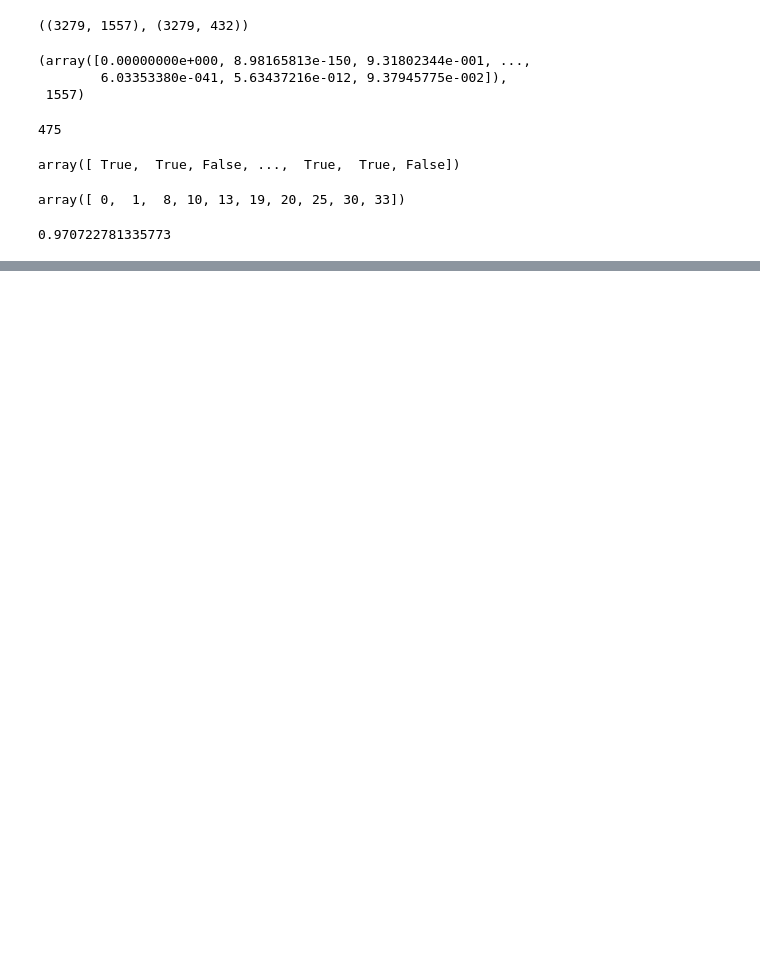
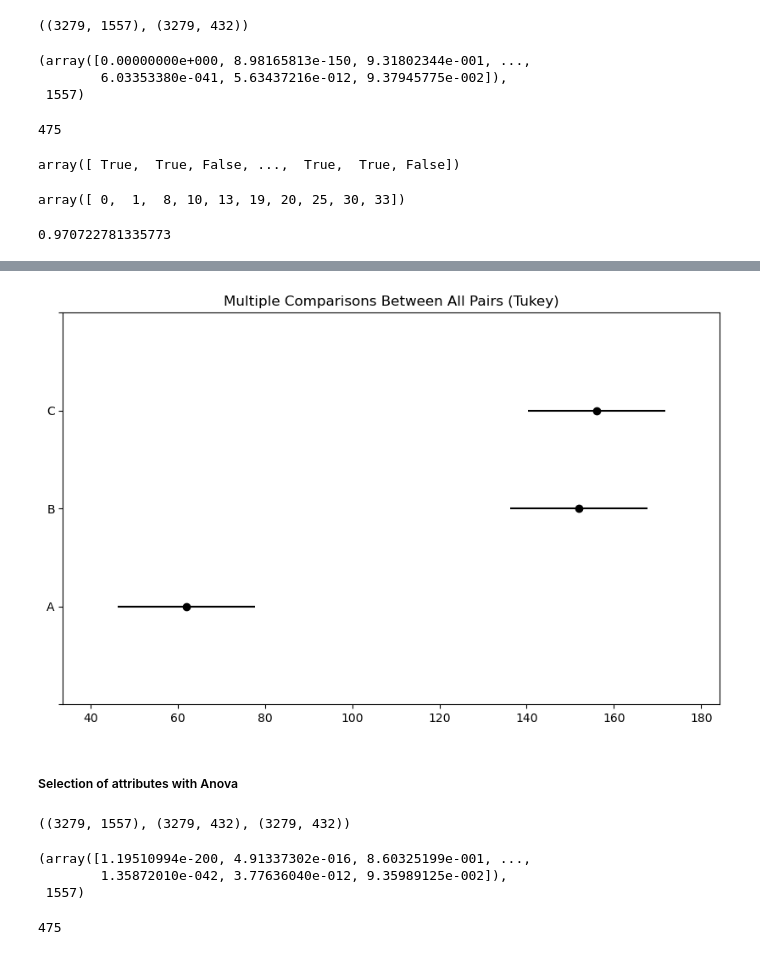
Before and after one commit to Dionmax/BurningMyBrain, a Jupyter notebook: EstatisticaDataScience/IntervalsAndHypothesis.ipynb, the cells around one changed output, grey strips where cells are left out. Drawn from its saved outputs; the diff is of its cells as text; code cells hidden in the pictures; blank space fills up the shorter version.

```diff
--- a/EstatisticaDataScience/IntervalsAndHypothesis.ipynb
+++ b/EstatisticaDataScience/IntervalsAndHypothesis.ipynb
@@ -654,0 +807,6 @@ accuracy_score(y, y_pred_2)
+# %%
+group_comparison = MultiComparison(tukey_df["values"], tukey_df["group"])
+
+result = group_comparison.tukeyhsd(alpha=0.05)
+
+print(result)
@@ -654,0 +822,6 @@ accuracy_score(y, y_pred_2)
+# %%
+result.plot_simultaneous()
+# %% [output]
+[figure, added]
+# %% [markdown]
+##### Selection of attributes with Anova
@@ -654,0 +832,14 @@ accuracy_score(y, y_pred_2)
+# %%
+X.shape, X_new.shape, X_new_2.shape
+# %% [output]
+((3279, 1557), (3279, 432), (3279, 432))
+# %%
+selection_fdr.pvalues_, len(selection_fdr.pvalues_)
+# %% [output]
+(array([1.19510994e-200, 4.91337302e-016, 8.60325199e-001, ...,
+        1.35872010e-042, 3.77636040e-012, 9.35989125e-002]),
+ 1557)
+# %%
+np.sum(selection_fdr.pvalues_ <= 0.01)
+# %% [output]
+475
```
Also changed, not shown: parts of 42 cells of this notebook.
